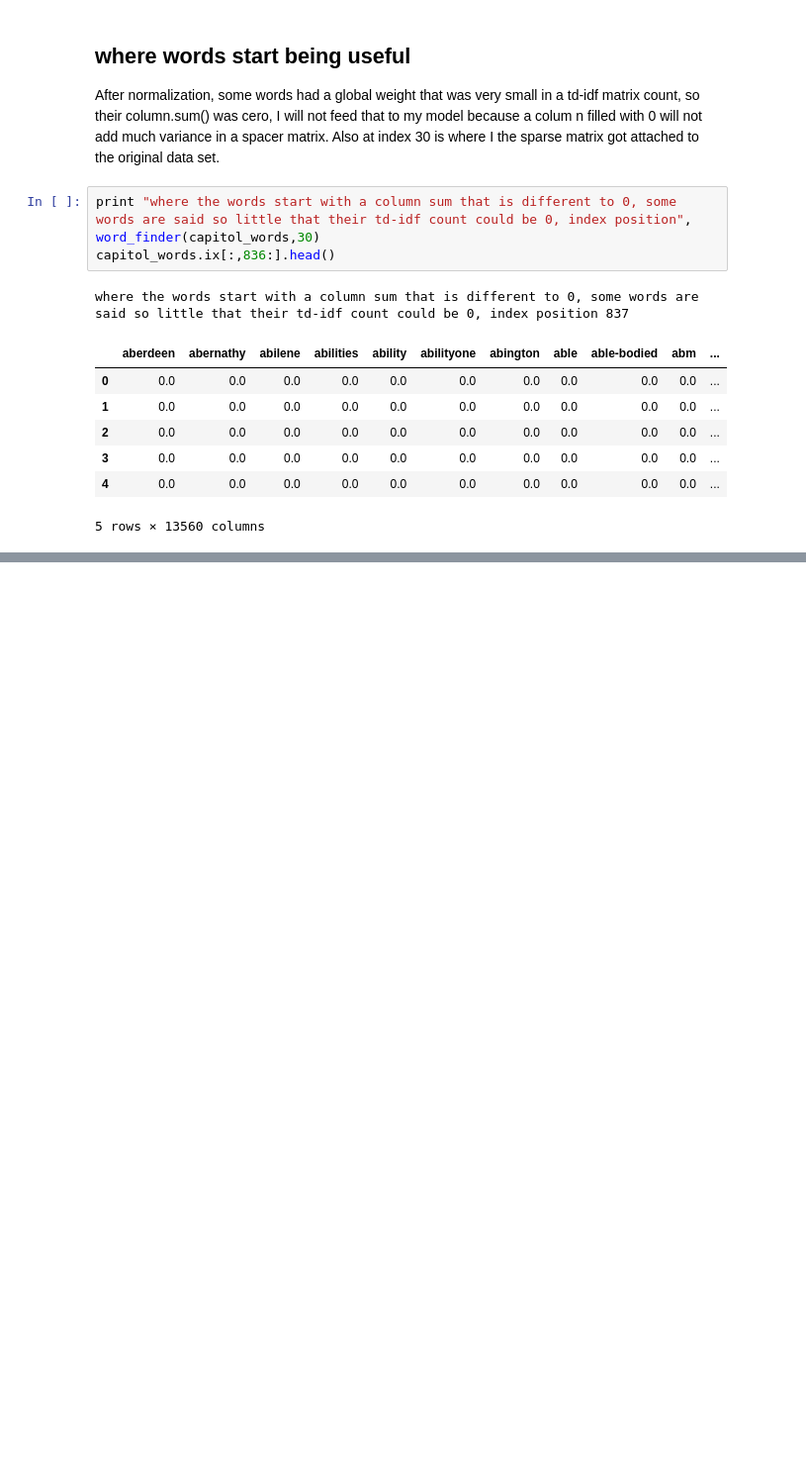
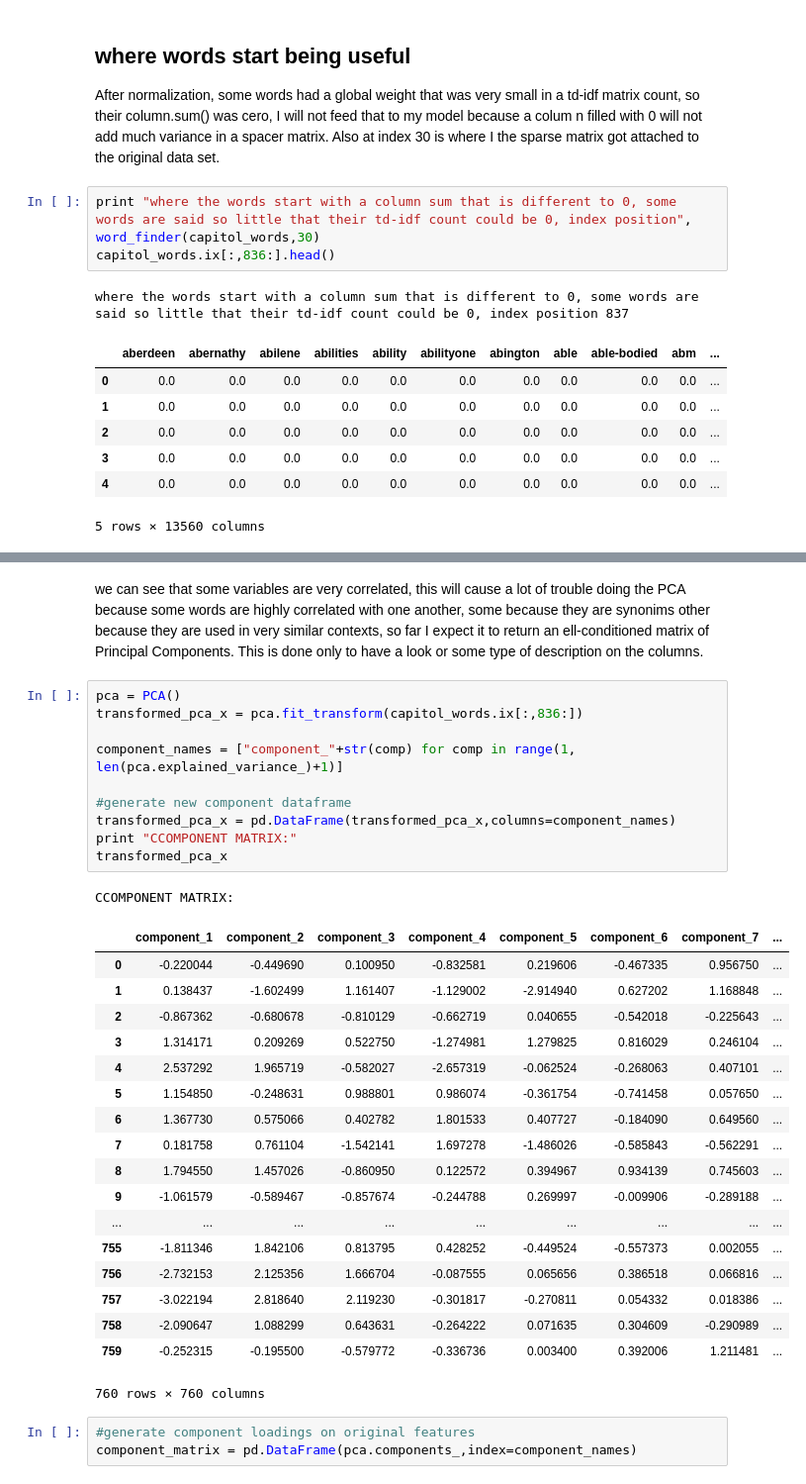
Before and after one commit to caromedellin/Python-notes, a Jupyter notebook: exploratory-data-analysis/column-clean-methods.ipynb, the cells around one changed output, grey strips where cells are left out. Shown at 99% size. Cells and saved outputs as stored; diff of their text form; blank space fills up the shorter version.

Commit message:
component matrix of too many features to make sense

```diff
--- a/exploratory-data-analysis/column-clean-methods.ipynb
+++ b/exploratory-data-analysis/column-clean-methods.ipynb
@@ -402,0 +417,35 @@ where the words start with a column sum that is different to 0, some words are s
+# %% [markdown]
+we can see that some variables are very  correlated, this will cause a lot of trouble doing the PCA because some words are highly correlated with one another, some because they are synonims other because they are used in very similar contexts, so far I expect it to return an ell-conditioned matrix of Principal Components. This is done only to have a look or some type of description on the columns.
+# %%
+pca = PCA()
+transformed_pca_x = pca.fit_transform(capitol_words.ix[:,836:])
+
+component_names = ["component_"+str(comp) for comp in range(1, len(pca.explained_variance_)+1)]
+
+#generate new component dataframe
+transformed_pca_x = pd.DataFrame(transformed_pca_x,columns=component_names)
+print "CCOMPONENT MATRIX:"
+transformed_pca_x
+# %% [output]
+CCOMPONENT MATRIX:
+|  | component_1 | component_2 | component_3 | component_4 | component_5 | component_6 | component_7 | ... |
+| 0 | -0.220044 | -0.449690 | 0.100950 | -0.832581 | 0.219606 | -0.467335 | 0.956750 | ... |
+| 1 | 0.138437 | -1.602499 | 1.161407 | -1.129002 | -2.914940 | 0.627202 | 1.168848 | ... |
+| 2 | -0.867362 | -0.680678 | -0.810129 | -0.662719 | 0.040655 | -0.542018 | -0.225643 | ... |
+| 3 | 1.314171 | 0.209269 | 0.522750 | -1.274981 | 1.279825 | 0.816029 | 0.246104 | ... |
+| 4 | 2.537292 | 1.965719 | -0.582027 | -2.657319 | -0.062524 | -0.268063 | 0.407101 | ... |
+| 5 | 1.154850 | -0.248631 | 0.988801 | 0.986074 | -0.361754 | -0.741458 | 0.057650 | ... |
+| 6 | 1.367730 | 0.575066 | 0.402782 | 1.801533 | 0.407727 | -0.184090 | 0.649560 | ... |
+| 7 | 0.181758 | 0.761104 | -1.542141 | 1.697278 | -1.486026 | -0.585843 | -0.562291 | ... |
+| 8 | 1.794550 | 1.457026 | -0.860950 | 0.122572 | 0.394967 | 0.934139 | 0.745603 | ... |
+| 9 | -1.061579 | -0.589467 | -0.857674 | -0.244788 | 0.269997 | -0.009906 | -0.289188 | ... |
+| ... | ... | ... | ... | ... | ... | ... | ... | ... |
+| 755 | -1.811346 | 1.842106 | 0.813795 | 0.428252 | -0.449524 | -0.557373 | 0.002055 | ... |
+| 756 | -2.732153 | 2.125356 | 1.666704 | -0.087555 | 0.065656 | 0.386518 | 0.066816 | ... |
+| 757 | -3.022194 | 2.818640 | 2.119230 | -0.301817 | -0.270811 | 0.054332 | 0.018386 | ... |
+| 758 | -2.090647 | 1.088299 | 0.643631 | -0.264222 | 0.071635 | 0.304609 | -0.290989 | ... |
+| 759 | -0.252315 | -0.195500 | -0.579772 | -0.336736 | 0.003400 | 0.392006 | 1.211481 | ... |
+760 rows × 760 columns
+# %%
+#generate component loadings on original features
+component_matrix = pd.DataFrame(pca.components_,index=component_names)
```
Also changed, not shown: parts of 9 cells of this notebook.
